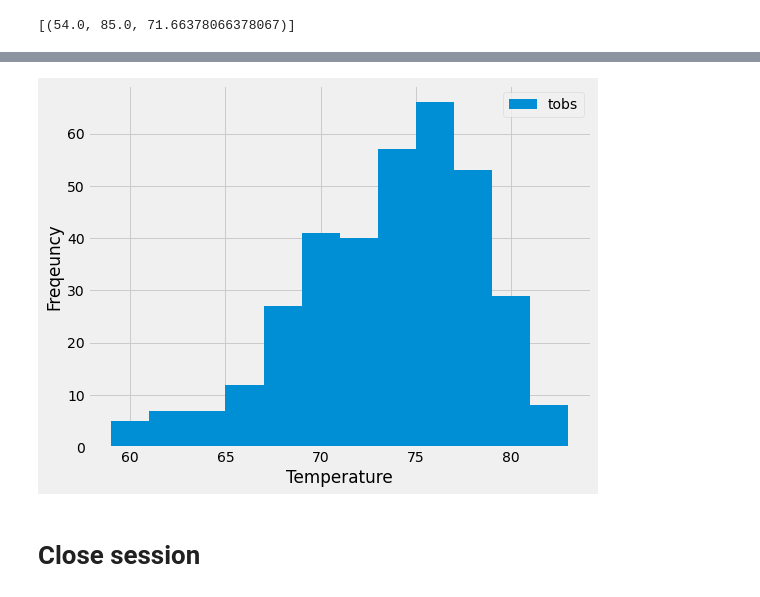
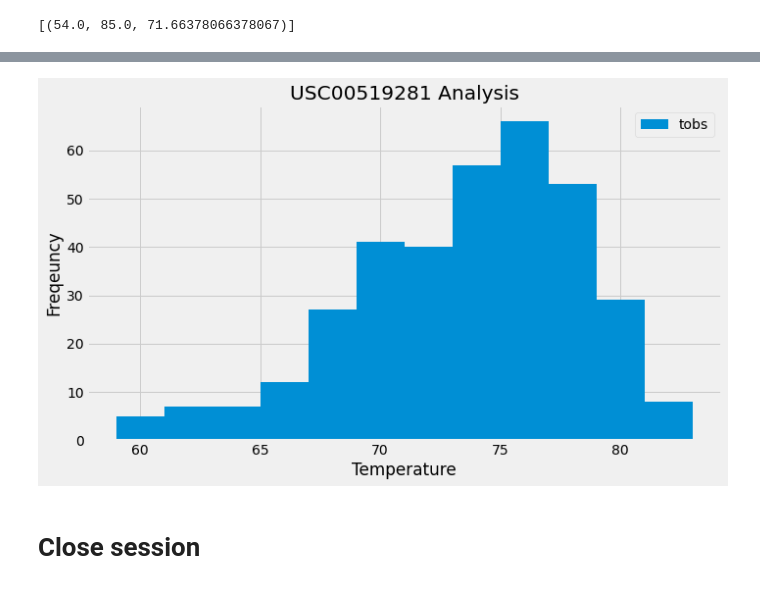
Before and after one commit to Colleen-Cobb/sqlalchemy-challenge, a Jupyter notebook: SurfsUp/climate_starter.ipynb, the cells around one changed output, grey strips where cells are left out. Cells and saved outputs as stored; diff of their text form; code cells hidden in the pictures.

```diff
--- a/SurfsUp/climate_starter.ipynb
+++ b/SurfsUp/climate_starter.ipynb
@@ -326,24 +238,35 @@ active_station
 # %%
 # Using the most active station id
+
 # Query the last 12 months of temperature observation data for this station and plot the results as a histogram
+
 active_year= session.query(Measurement.tobs).\
             filter(Measurement.date >= year_ago).\
             filter(Measurement.station==most_active_station).all()
 
+# sel_temp = [(Measurement.date),
+#         (Measurement.tobs)]
+
+# tobs=session.query(*sel_temp).\
+#     filter(Measurement.station == most_active_station).\
+#     filter(Measurement.date >= year_ago).all()
+
+
 #Convert results into a Pandas Dataframe
-active_df=pd.DataFrame(active_year, columns= ["TOBS"])
-active_df
+tobs_df=pd.DataFrame(active_year, columns= ["TOBS"])
+tobs_df
 
-plt.figure(figsize=(8,6))
-plt.hist(active_df["TOBS"], bins=12)
+plt.figure(figsize=(10,6))
+plt.hist(tobs_df["TOBS"], bins=12)
+plt.title("USC00519281 Analysis")
 plt.xlabel("Temperature")
 plt.ylabel("Freqeuncy")
 plt.legend(["tobs"])
 plt.tight_layout()
 plt.savefig("Resources/station_analysis.png")
 plt.show()
 # %% [output]
-[figure, old version]
+[figure, new version]
 # %% [markdown]
 # Close session
 # %%
```
Also changed, not shown: parts of 9 cells of this notebook, 1 other file.
